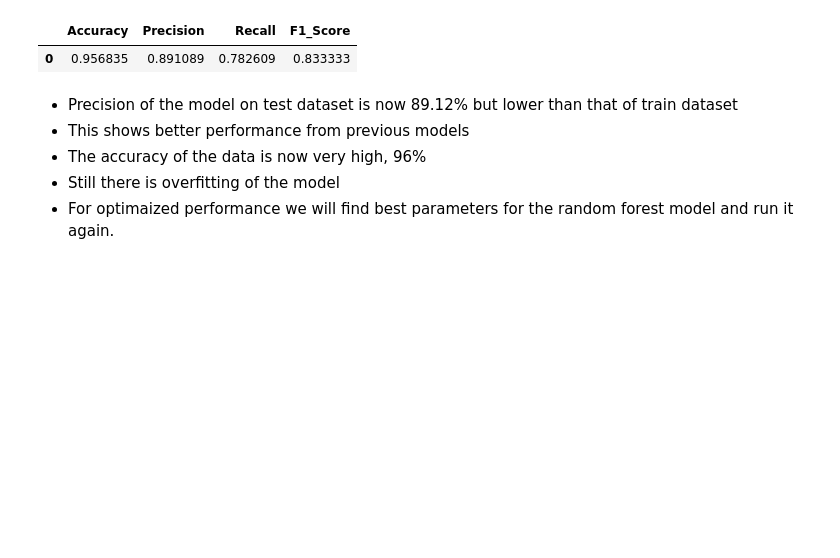
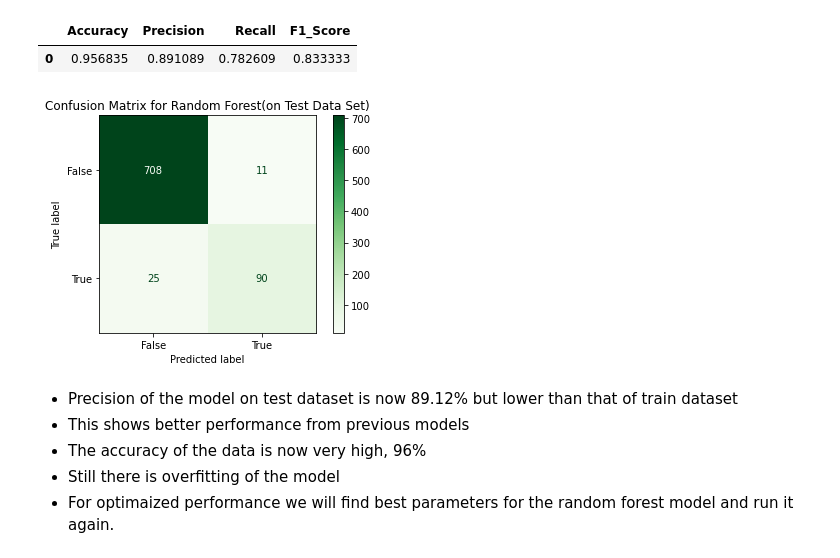
Before and after one commit to Endalkmin/SyriaTel-Customer-Churn-Prediction-Model, a Jupyter notebook: phase-3-project.ipynb, the cells around one changed output. Cells and saved outputs as stored; diff of their text form; code cells hidden in the pictures; blank space fills up the shorter version.

```diff
--- a/phase-3-project.ipynb
+++ b/phase-3-project.ipynb
@@ -641,6 +638,17 @@ metricx_summary(y_test, y_test_rf_pred)
 # %% [output]
 |  | Accuracy | Precision | Recall | F1_Score |
 | 0 | 0.956835 | 0.891089 | 0.782609 | 0.833333 |
+# %%
+# Plot confusion Matrix
+cm = confusion_matrix(y_test, y_test_rf_pred)
+
+# Visualize confusion matrix
+disp = ConfusionMatrixDisplay(confusion_matrix=cm, display_labels=['False', 'True'])
+disp.plot(cmap='Greens', values_format='d')
+plt.title("Confusion Matrix for Random Forest(on Test Data Set)")
+plt.show()
+# %% [output]
+[figure, added]
 # %% [markdown]
 * Precision of the model on test dataset is now 89.12% but lower than that of train dataset
 * This shows better performance from previous models
```
Also changed, not shown: parts of 22 cells of this notebook, 2 other files.
